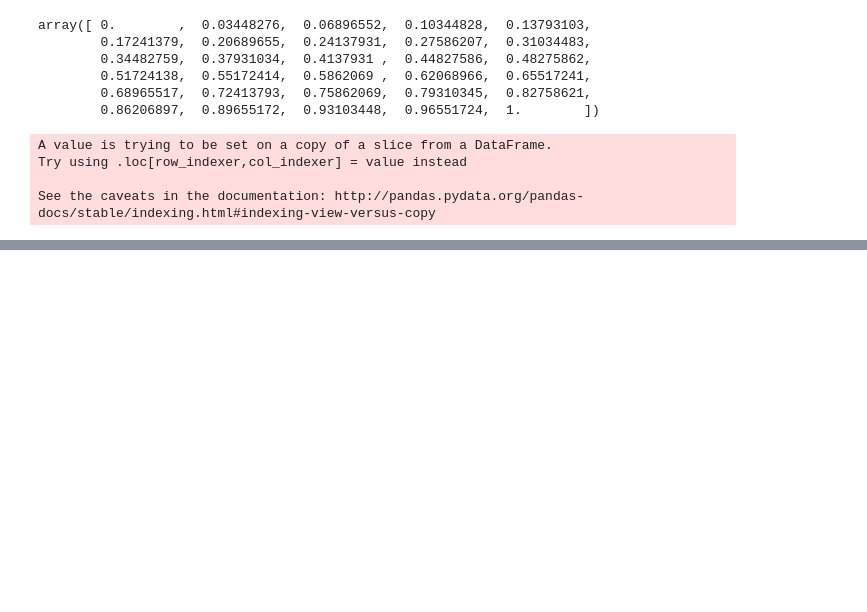
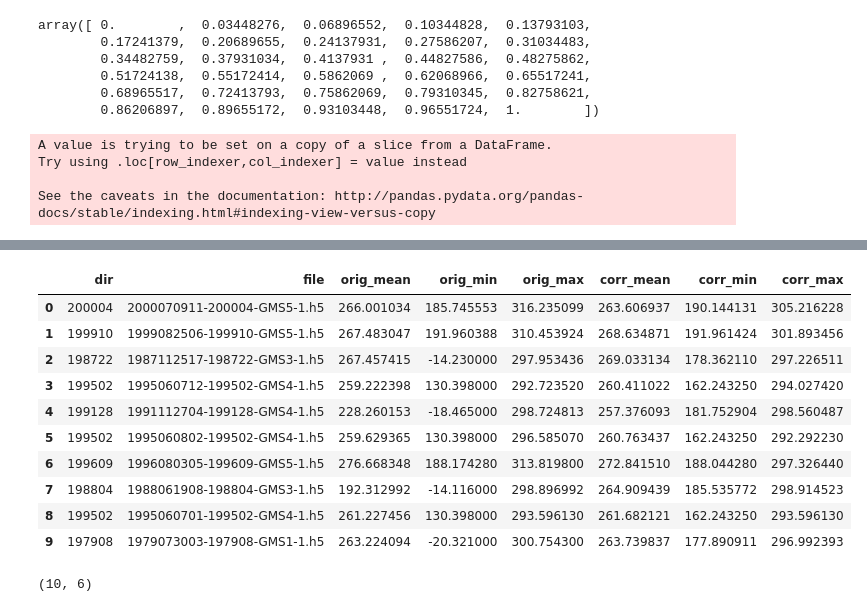
Before and after one commit to lucasrodes/pyphoon, a Jupyter notebook: notebooks/Analize Corrupted.ipynb, the cells around one changed output, grey strips where cells are left out. Drawn from its saved outputs; the diff is of its cells as text; code cells hidden in the pictures; blank space fills up the shorter version.

```diff
--- a/notebooks/Analize Corrupted.ipynb
+++ b/notebooks/Analize Corrupted.ipynb
@@ -109,0 +133,29 @@ plt.show()
+# %%
+pix_vals = pd.DataFrame()
+for i in range(0, len(files)):
+    pix_vals.loc[i, 'dir'] = files.iloc[i, 0]
+    pix_vals.loc[i, 'file'] = files.iloc[i, 1]
+    pix_vals.loc[i, 'orig_mean'] = orig_images[i].mean()
+    pix_vals.loc[i, 'orig_min'] = orig_images[i].min()
+    pix_vals.loc[i, 'orig_max'] = orig_images[i].max()
+    pix_vals.loc[i, 'corr_mean'] = corrected_images[i].mean()
+    pix_vals.loc[i, 'corr_min'] = corrected_images[i].min()
+    pix_vals.loc[i, 'corr_max'] = corrected_images[i].max()
+# %%
+pix_vals
+# %% [output]
+|  | dir | file | orig_mean | orig_min | orig_max | corr_mean | corr_min | corr_max |
+| 0 | 200004 | 2000070911-200004-GMS5-1.h5 | 266.001034 | 185.745553 | 316.235099 | 263.606937 | 190.144131 | 305.216228 |
+| 1 | 199910 | 1999082506-199910-GMS5-1.h5 | 267.483047 | 191.960388 | 310.453924 | 268.634871 | 191.961424 | 301.893456 |
+| 2 | 198722 | 1987112517-198722-GMS3-1.h5 | 267.457415 | -14.230000 | 297.953436 | 269.033134 | 178.362110 | 297.226511 |
+| 3 | 199502 | 1995060712-199502-GMS4-1.h5 | 259.222398 | 130.398000 | 292.723520 | 260.411022 | 162.243250 | 294.027420 |
+| 4 | 199128 | 1991112704-199128-GMS4-1.h5 | 228.260153 | -18.465000 | 298.724813 | 257.376093 | 181.752904 | 298.560487 |
+| 5 | 199502 | 1995060802-199502-GMS4-1.h5 | 259.629365 | 130.398000 | 296.585070 | 260.763437 | 162.243250 | 292.292230 |
+| 6 | 199609 | 1996080305-199609-GMS5-1.h5 | 276.668348 | 188.174280 | 313.819800 | 272.841510 | 188.044280 | 297.326440 |
+| 7 | 198804 | 1988061908-198804-GMS3-1.h5 | 192.312992 | -14.116000 | 298.896992 | 264.909439 | 185.535772 | 298.914523 |
+| 8 | 199502 | 1995060701-199502-GMS4-1.h5 | 261.227456 | 130.398000 | 293.596130 | 261.682121 | 162.243250 | 293.596130 |
+| 9 | 197908 | 1979073003-197908-GMS1-1.h5 | 263.224094 | -20.321000 | 300.754300 | 263.739837 | 177.890911 | 296.992393 |
+# %%
+pix_vals.shape
+# %% [output]
+(10, 6)
```
Also changed, not shown: parts of 4 cells of this notebook.
